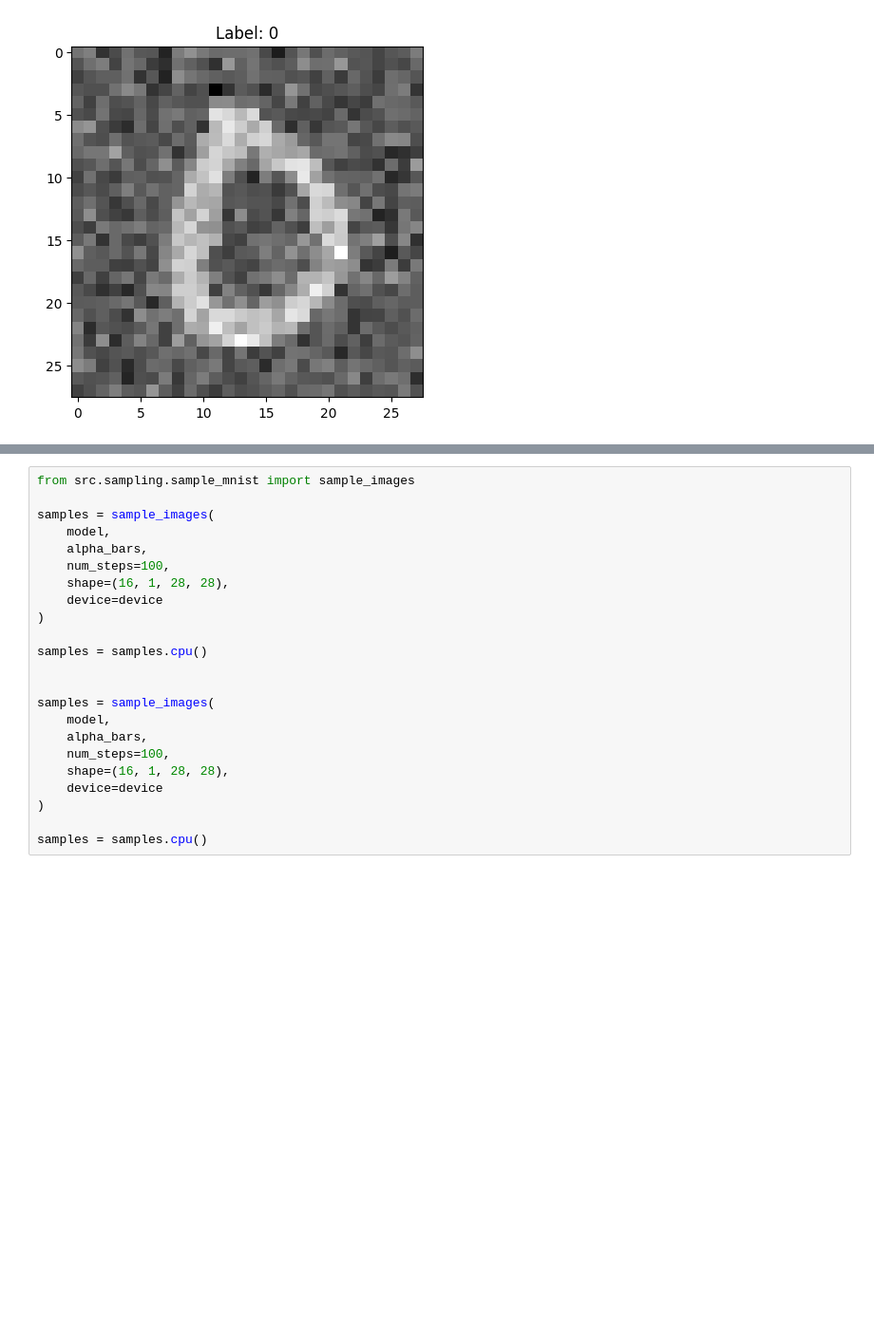
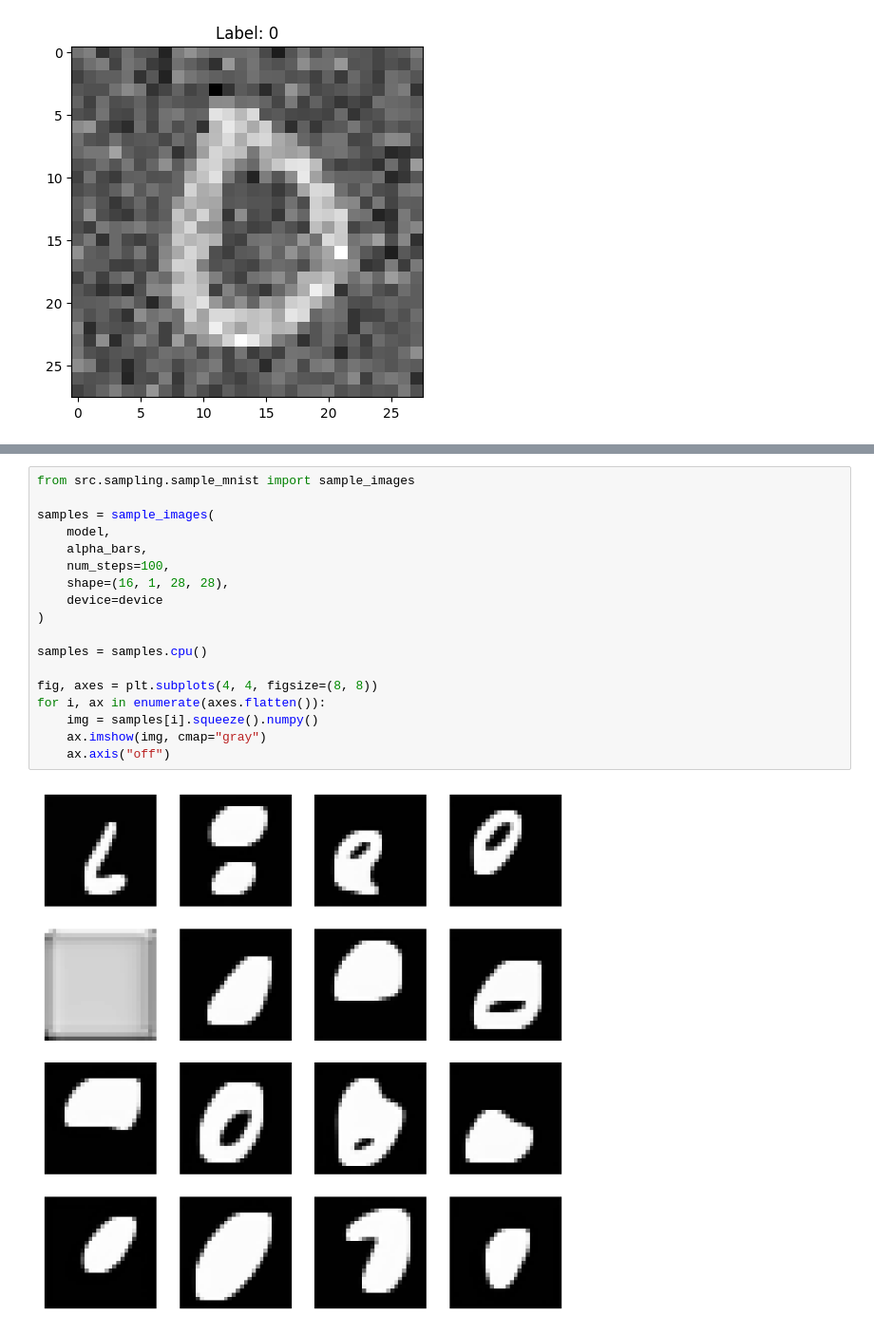
Before and after one commit to MeryemLiab/Diffusion-GP, a Jupyter notebook: notebooks/visualise.ipynb, the cells around one changed output, grey strips where cells are left out. Shown at 95% size. Drawn from its saved outputs; the diff is of its cells as text; blank space fills up the shorter version.

```diff
--- a/notebooks/visualise.ipynb
+++ b/notebooks/visualise.ipynb
@@ -65,23 +71,20 @@ plt.show()
 # %%
 from src.sampling.sample_mnist import sample_images
 
 samples = sample_images(
     model,
     alpha_bars,
     num_steps=100,
     shape=(16, 1, 28, 28),
     device=device
 )
 
 samples = samples.cpu()
 
-
-samples = sample_images(
-    model,
-    alpha_bars,
-    num_steps=100,
-    shape=(16, 1, 28, 28),
-    device=device
-)
-
-samples = samples.cpu()
+fig, axes = plt.subplots(4, 4, figsize=(8, 8))
+for i, ax in enumerate(axes.flatten()):
+    img = samples[i].squeeze().numpy()
+    ax.imshow(img, cmap="gray")
+    ax.axis("off")
+# %% [output]
+[figure, added]
```
Also changed, not shown: parts of 2 cells of this notebook, 1 other file.
